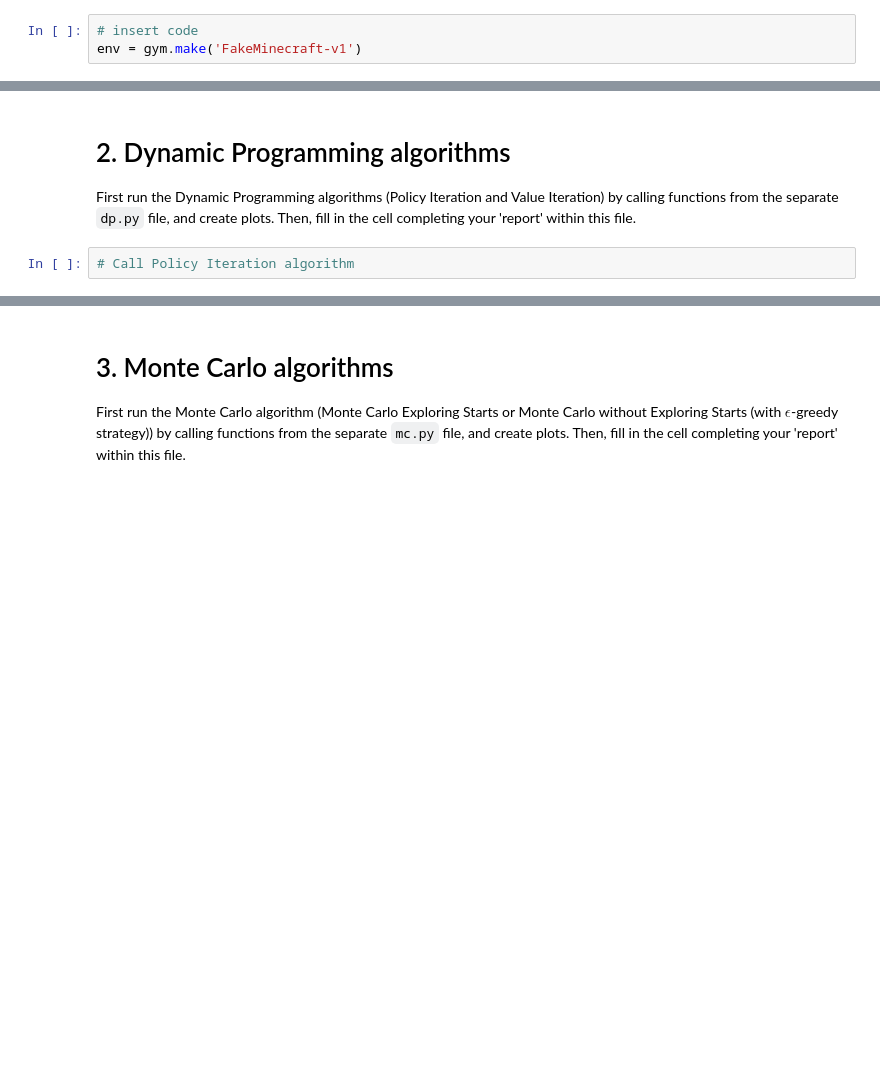
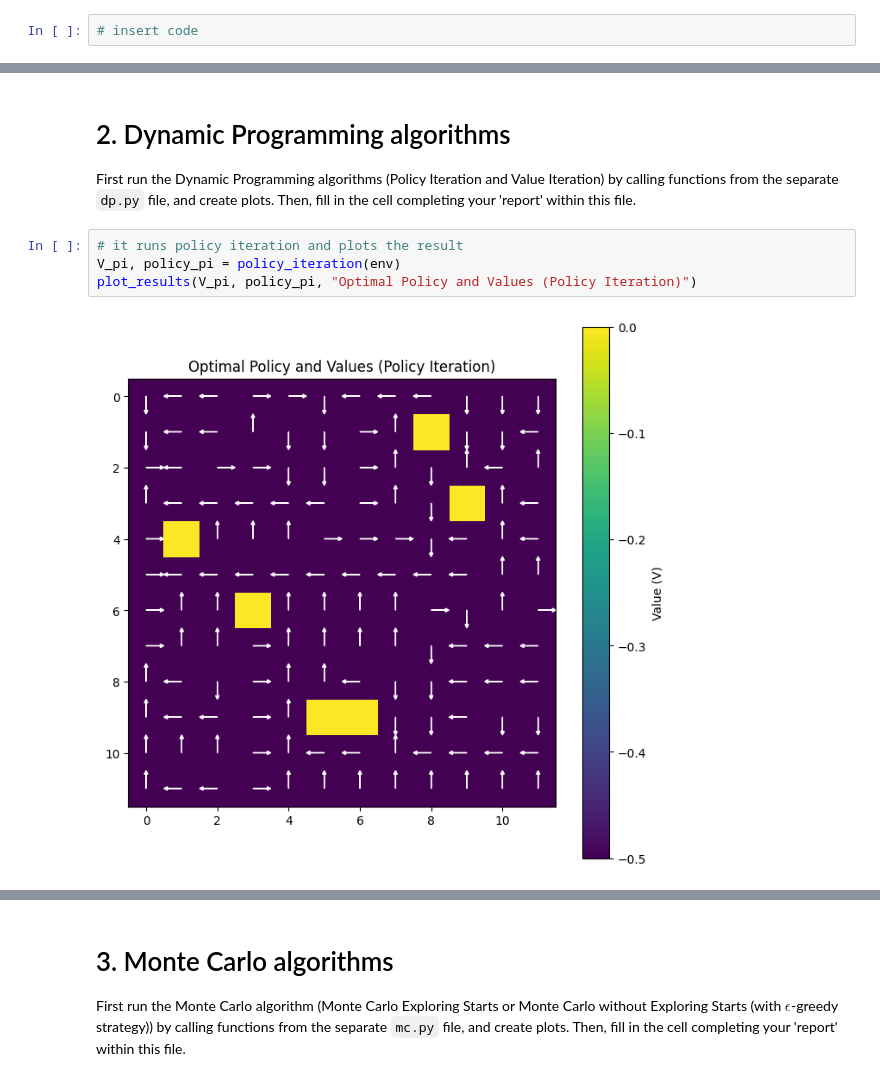
Before and after one commit to StefanCieslewicz/Reinforcement-Learning-Project, a Jupyter notebook: main.ipynb, the cells around one changed output, grey strips where cells are left out. Saved outputs shown, nothing was run; the diff lists cells and outputs as text; blank space fills up the shorter version.

```diff
--- a/main.ipynb
+++ b/main.ipynb
@@ -30,7 +31,6 @@ _insert your abstract here_
 Declare your environment here. Feel free to use add any code cells.
 # %%
 # insert code
-env = gym.make('FakeMinecraft-v1')
 # %% [markdown]
 # 1. Introduction
 # %% [markdown]
@@ -48,5 +48,9 @@ Our enviroment is a grid 12x12. There is a starting space on the bottom left cor
 
 First run the Dynamic Programming algorithms (Policy Iteration and Value Iteration) by calling functions from the separate `dp.py` file, and create plots. Then, fill in the cell completing your 'report' within this file.
 # %%
-# Call Policy Iteration algorithm
+# it runs policy iteration and plots the result
+V_pi, policy_pi = policy_iteration(env)
+plot_results(V_pi, policy_pi, "Optimal Policy and Values (Policy Iteration)")
+# %% [output]
+[figure, added]
 # %%
```
Also changed, not shown: parts of 3 cells of this notebook, 1 other file.
